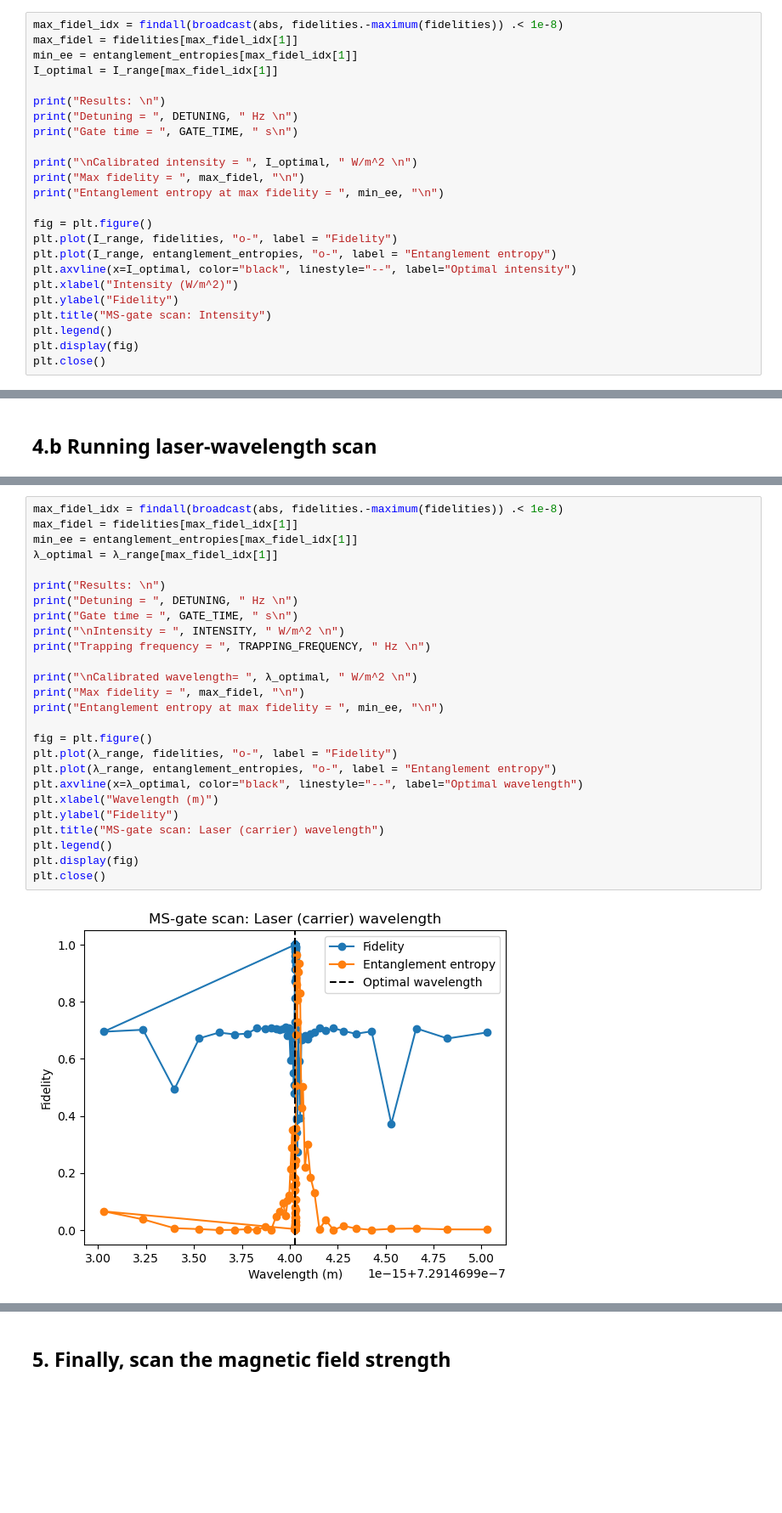
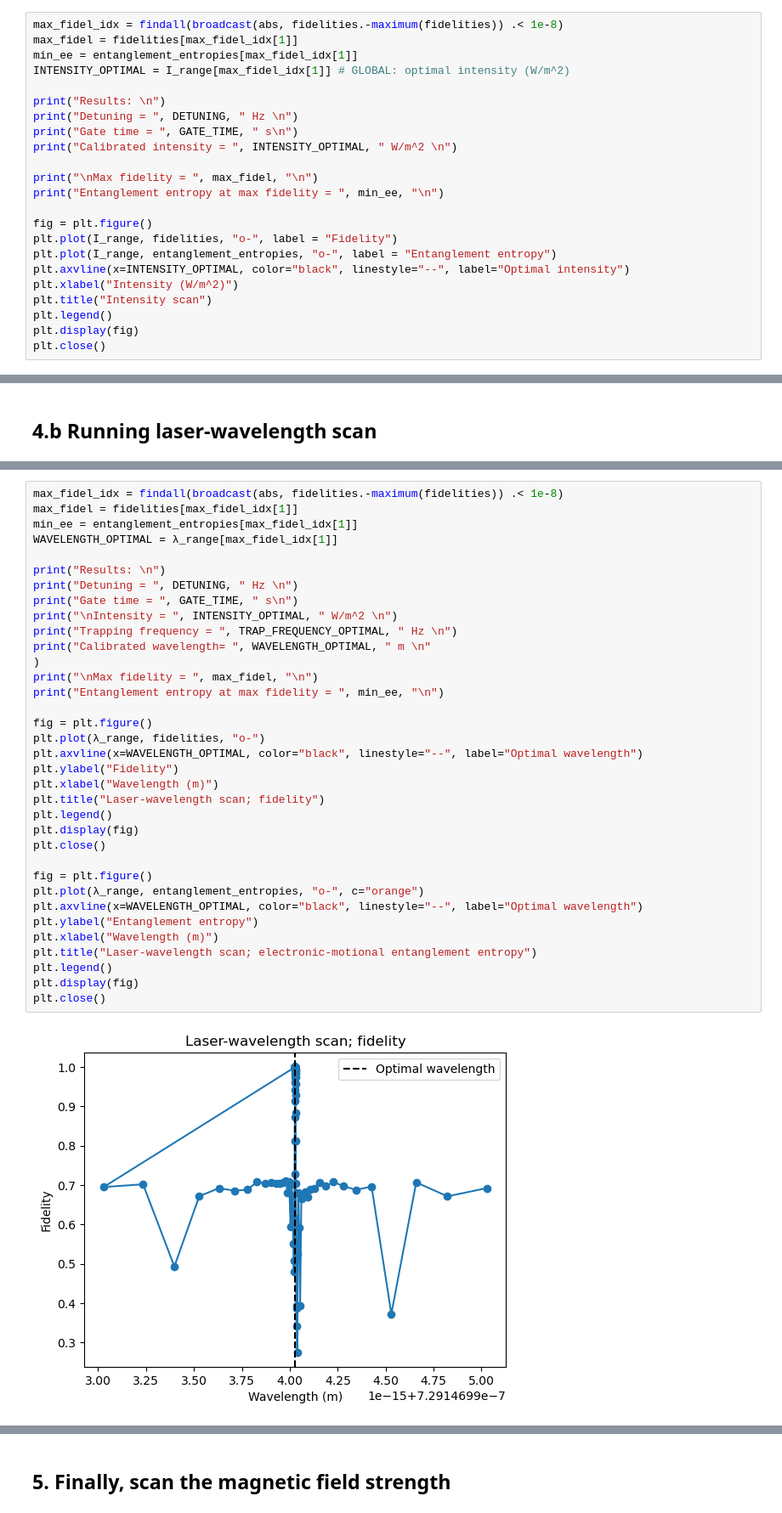
Before and after one commit to SQRLab/IonSim, a Jupyter notebook: molmer_sorensen_all_scans.ipynb, the cells around one changed output, grey strips where cells are left out. Shown at 85% size. Cells and saved outputs as stored; diff of their text form; blank space fills up the shorter version.

```diff
--- a/molmer_sorensen_all_scans.ipynb
+++ b/molmer_sorensen_all_scans.ipynb
@@ -127,23 +177,22 @@ end
 max_fidel_idx = findall(broadcast(abs, fidelities.-maximum(fidelities)) .< 1e-8)
 max_fidel = fidelities[max_fidel_idx[1]]
 min_ee = entanglement_entropies[max_fidel_idx[1]]
-I_optimal = I_range[max_fidel_idx[1]]
+INTENSITY_OPTIMAL = I_range[max_fidel_idx[1]] # GLOBAL: optimal intensity (W/m^2)
 
 print("Results: \n")
 print("Detuning = ", DETUNING, " Hz \n")
 print("Gate time = ", GATE_TIME, " s\n")
+print("Calibrated intensity = ", INTENSITY_OPTIMAL, " W/m^2 \n")
 
-print("\nCalibrated intensity = ", I_optimal, " W/m^2 \n")
-print("Max fidelity = ", max_fidel, "\n")
+print("\nMax fidelity = ", max_fidel, "\n")
 print("Entanglement entropy at max fidelity = ", min_ee, "\n")
 
 fig = plt.figure()
 plt.plot(I_range, fidelities, "o-", label = "Fidelity")
 plt.plot(I_range, entanglement_entropies, "o-", label = "Entanglement entropy")
-plt.axvline(x=I_optimal, color="black", linestyle="--", label="Optimal intensity")
+plt.axvline(x=INTENSITY_OPTIMAL, color="black", linestyle="--", label="Optimal intensity")
 plt.xlabel("Intensity (W/m^2)")
-plt.ylabel("Fidelity")
-plt.title("MS-gate scan: Intensity")
+plt.title("Intensity scan")
 plt.legend()
 plt.display(fig)
 plt.close()
@@ -708,28 +498,37 @@ end
 # %%
 max_fidel_idx = findall(broadcast(abs, fidelities.-maximum(fidelities)) .< 1e-8)
 max_fidel = fidelities[max_fidel_idx[1]]
 min_ee = entanglement_entropies[max_fidel_idx[1]]
-λ_optimal = λ_range[max_fidel_idx[1]]
+WAVELENGTH_OPTIMAL = λ_range[max_fidel_idx[1]]
 
 print("Results: \n")
 print("Detuning = ", DETUNING, " Hz \n")
 print("Gate time = ", GATE_TIME, " s\n")
-print("\nIntensity = ", INTENSITY, " W/m^2 \n")
-print("Trapping frequency = ", TRAPPING_FREQUENCY, " Hz \n")
-
-print("\nCalibrated wavelength= ", λ_optimal, " W/m^2 \n")
-print("Max fidelity = ", max_fidel, "\n")
+print("\nIntensity = ", INTENSITY_OPTIMAL, " W/m^2 \n")
+print("Trapping frequency = ", TRAP_FREQUENCY_OPTIMAL, " Hz \n")
+print("Calibrated wavelength= ", WAVELENGTH_OPTIMAL, " m \n"
+)
+print("\nMax fidelity = ", max_fidel, "\n")
 print("Entanglement entropy at max fidelity = ", min_ee, "\n")
 
 fig = plt.figure()
-plt.plot(λ_range, fidelities, "o-", label = "Fidelity")
-plt.plot(λ_range, entanglement_entropies, "o-", label = "Entanglement entropy")
-plt.axvline(x=λ_optimal, color="black", linestyle="--", label="Optimal wavelength")
+plt.plot(λ_range, fidelities, "o-")
+plt.axvline(x=WAVELENGTH_OPTIMAL, color="black", linestyle="--", label="Optimal wavelength")
+plt.ylabel("Fidelity")
 plt.xlabel("Wavelength (m)")
-plt.ylabel("Fidelity")
-plt.title("MS-gate scan: Laser (carrier) wavelength")
+plt.title("Laser-wavelength scan; fidelity")
 plt.legend()
 plt.display(fig)
 plt.close()
+
+fig = plt.figure()
+plt.plot(λ_range, entanglement_entropies, "o-", c="orange")
+plt.axvline(x=WAVELENGTH_OPTIMAL, color="black", linestyle="--", label="Optimal wavelength")
+plt.ylabel("Entanglement entropy")
+plt.xlabel("Wavelength (m)")
+plt.title("Laser-wavelength scan; electronic-motional entanglement entropy")
+plt.legend()
+plt.display(fig)
+plt.close()
 # %% [output]
-[figure, old version]
+[figure, new version]
```
Also changed, not shown: parts of 69 cells of this notebook, 1 other file.
